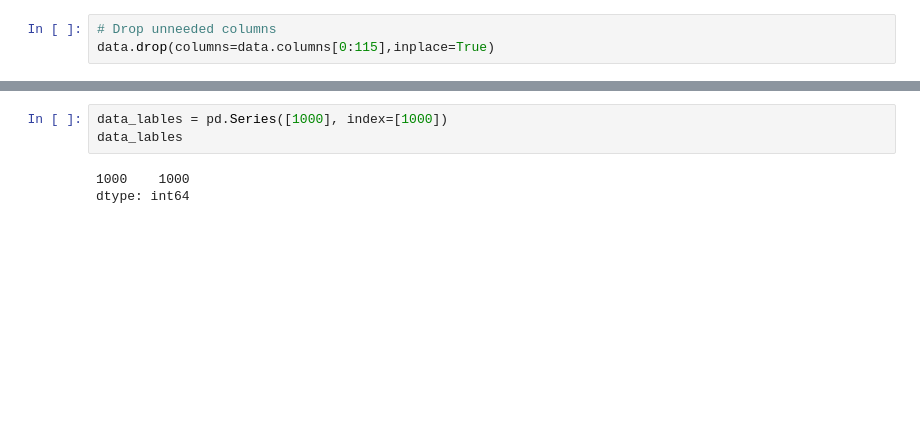
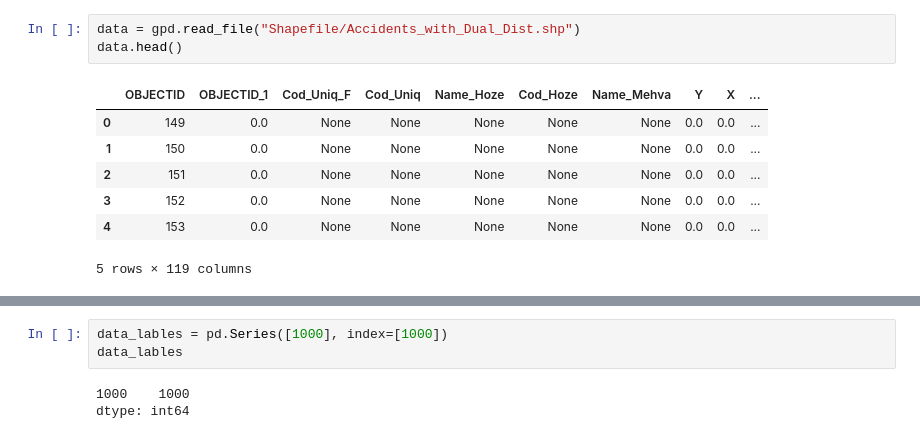
Before and after one commit to sohrab-prs/Road-safety, a Jupyter notebook: Clustering/Clustering.ipynb, the cells around one changed output, grey strips where cells are left out. Cells and saved outputs as stored; diff of their text form; blank space fills up the shorter version.

```diff
--- a/Clustering/Clustering.ipynb
+++ b/Clustering/Clustering.ipynb
@@ -19,3 +7,11 @@ data.head()
-# %%
-# Drop unneeded columns
-data.drop(columns=data.columns[0:115],inplace=True)
+# %%
+data = gpd.read_file("Shapefile/Accidents_with_Dual_Dist.shp")
+data.head()
+# %% [output]
+|  | OBJECTID | OBJECTID_1 | Cod_Uniq_F | Cod_Uniq | Name_Hoze | Cod_Hoze | Name_Mehva | Y | X | ... |
+| 0 | 149 | 0.0 | None | None | None | None | None | 0.0 | 0.0 | ... |
+| 1 | 150 | 0.0 | None | None | None | None | None | 0.0 | 0.0 | ... |
+| 2 | 151 | 0.0 | None | None | None | None | None | 0.0 | 0.0 | ... |
+| 3 | 152 | 0.0 | None | None | None | None | None | 0.0 | 0.0 | ... |
+| 4 | 153 | 0.0 | None | None | None | None | None | 0.0 | 0.0 | ... |
+5 rows × 119 columns
```
Also changed, not shown: parts of 44 cells of this notebook, 3 other files.
